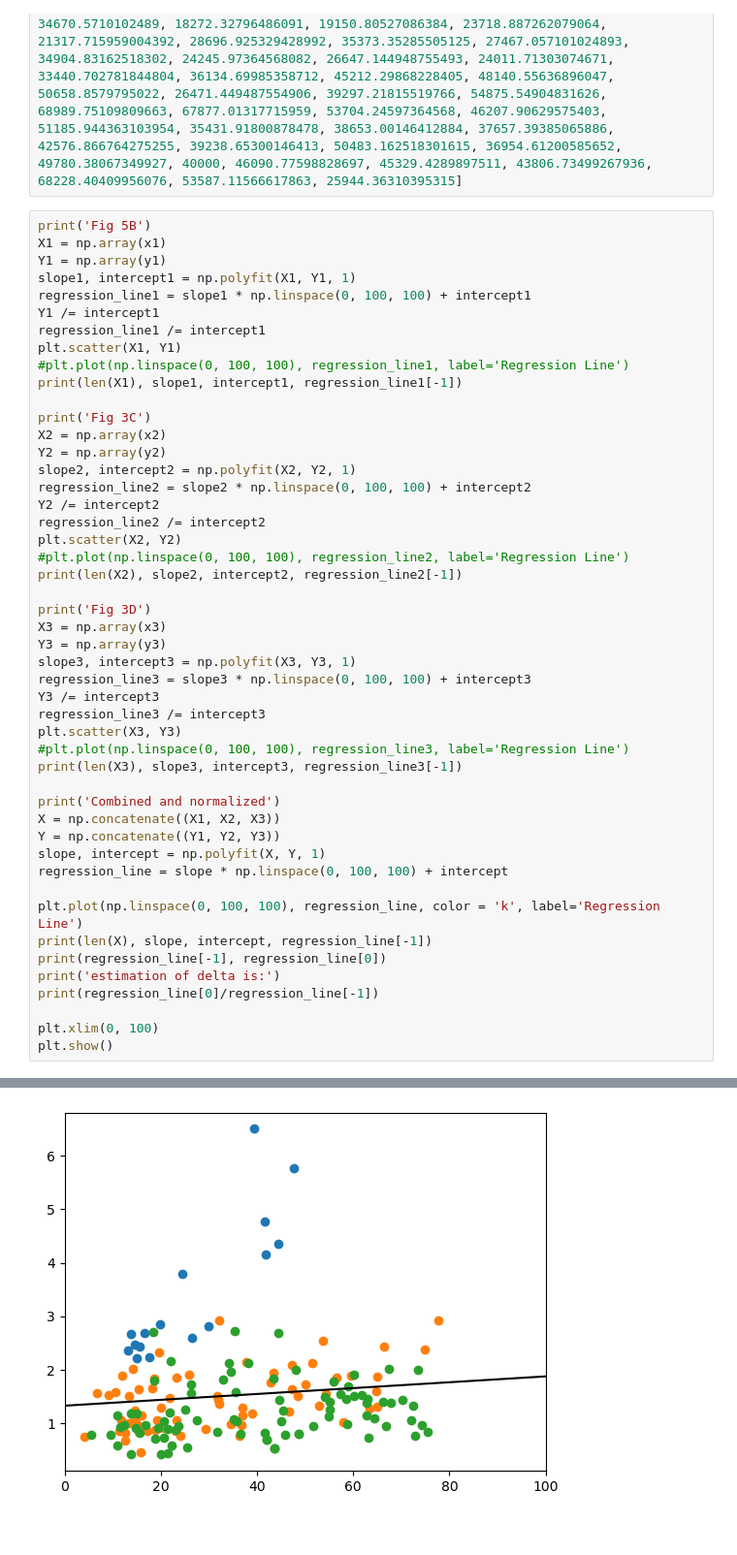
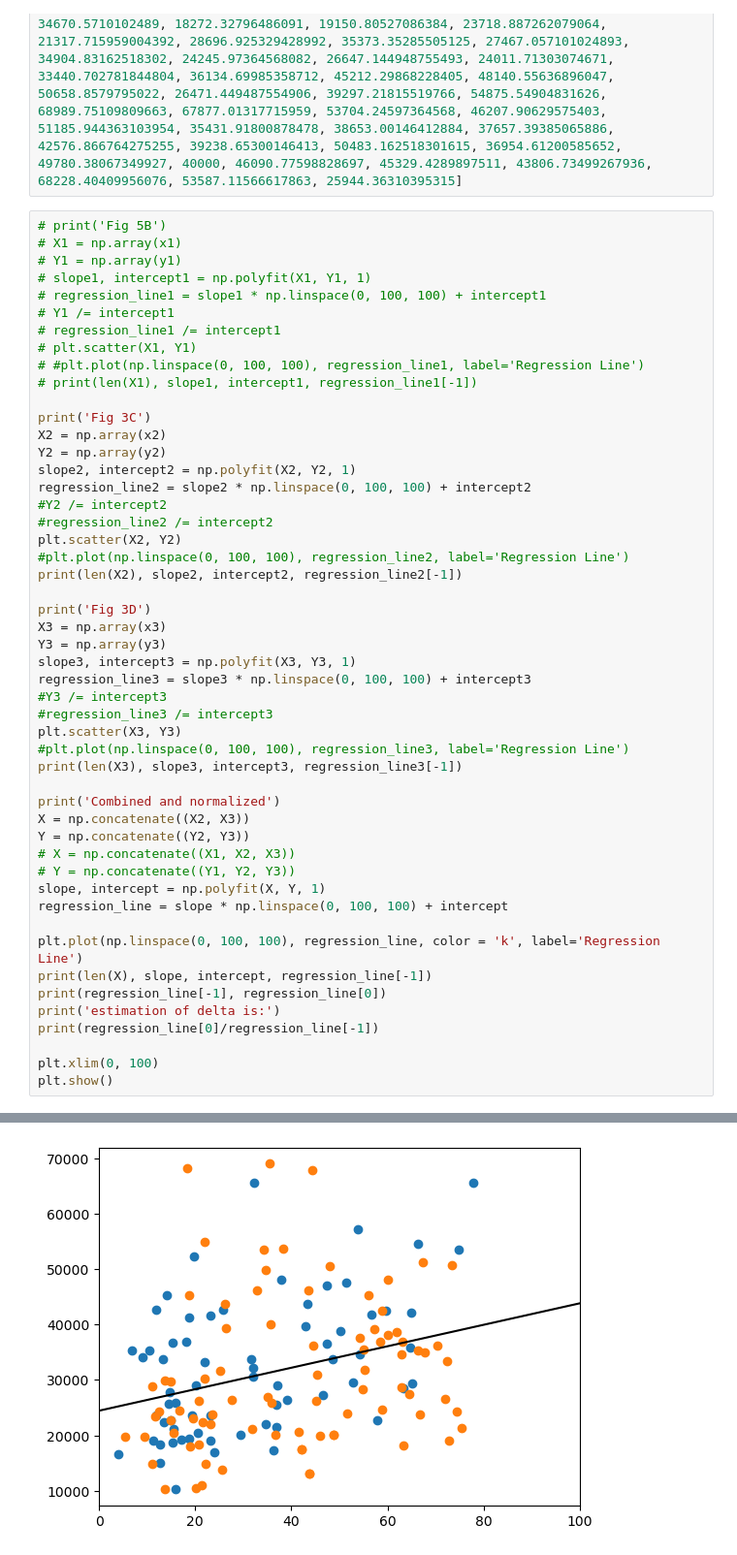
Before and after one commit to dkornai/SSD-in-Neurons, a Jupyter notebook: delta_estimation.ipynb, the cells around one changed output, grey strips where cells are left out. Shown at 97% size. Cells and saved outputs as stored; diff of their text form.

```diff
--- a/delta_estimation.ipynb
+++ b/delta_estimation.ipynb
@@ -14,22 +14,22 @@ y3 = [19853.58711566618, 19736.456808199124, 23484.62664714495, 24245.9736456808
 # %%
-print('Fig 5B')
-X1 = np.array(x1)
-Y1 = np.array(y1)
-slope1, intercept1 = np.polyfit(X1, Y1, 1)
-regression_line1 = slope1 * np.linspace(0, 100, 100) + intercept1
-Y1 /= intercept1
-regression_line1 /= intercept1
-plt.scatter(X1, Y1)
-#plt.plot(np.linspace(0, 100, 100), regression_line1, label='Regression Line')
-print(len(X1), slope1, intercept1, regression_line1[-1])
+# print('Fig 5B')
+# X1 = np.array(x1)
+# Y1 = np.array(y1)
+# slope1, intercept1 = np.polyfit(X1, Y1, 1)
+# regression_line1 = slope1 * np.linspace(0, 100, 100) + intercept1
+# Y1 /= intercept1
+# regression_line1 /= intercept1
+# plt.scatter(X1, Y1)
+# #plt.plot(np.linspace(0, 100, 100), regression_line1, label='Regression Line')
+# print(len(X1), slope1, intercept1, regression_line1[-1])
 
 print('Fig 3C')
 X2 = np.array(x2)
 Y2 = np.array(y2)
 slope2, intercept2 = np.polyfit(X2, Y2, 1)
 regression_line2 = slope2 * np.linspace(0, 100, 100) + intercept2
-Y2 /= intercept2
-regression_line2 /= intercept2
+#Y2 /= intercept2
+#regression_line2 /= intercept2
 plt.scatter(X2, Y2)
 #plt.plot(np.linspace(0, 100, 100), regression_line2, label='Regression Line')
 print(len(X2), slope2, intercept2, regression_line2[-1])
@@ -39,15 +39,17 @@ X3 = np.array(x3)
 Y3 = np.array(y3)
 slope3, intercept3 = np.polyfit(X3, Y3, 1)
 regression_line3 = slope3 * np.linspace(0, 100, 100) + intercept3
-Y3 /= intercept3
-regression_line3 /= intercept3
+#Y3 /= intercept3
+#regression_line3 /= intercept3
 plt.scatter(X3, Y3)
 #plt.plot(np.linspace(0, 100, 100), regression_line3, label='Regression Line')
 print(len(X3), slope3, intercept3, regression_line3[-1])
 
 print('Combined and normalized')
-X = np.concatenate((X1, X2, X3))
-Y = np.concatenate((Y1, Y2, Y3))
+X = np.concatenate((X2, X3))
+Y = np.concatenate((Y2, Y3))
+# X = np.concatenate((X1, X2, X3))
+# Y = np.concatenate((Y1, Y2, Y3))
 slope, intercept = np.polyfit(X, Y, 1)
 regression_line = slope * np.linspace(0, 100, 100) + intercept
 
@@ -74 +74 @@ estimation of delta is:
-[figure, old version]
+[figure, new version]
```
Also changed, not shown: parts of 1 cell of this notebook.
